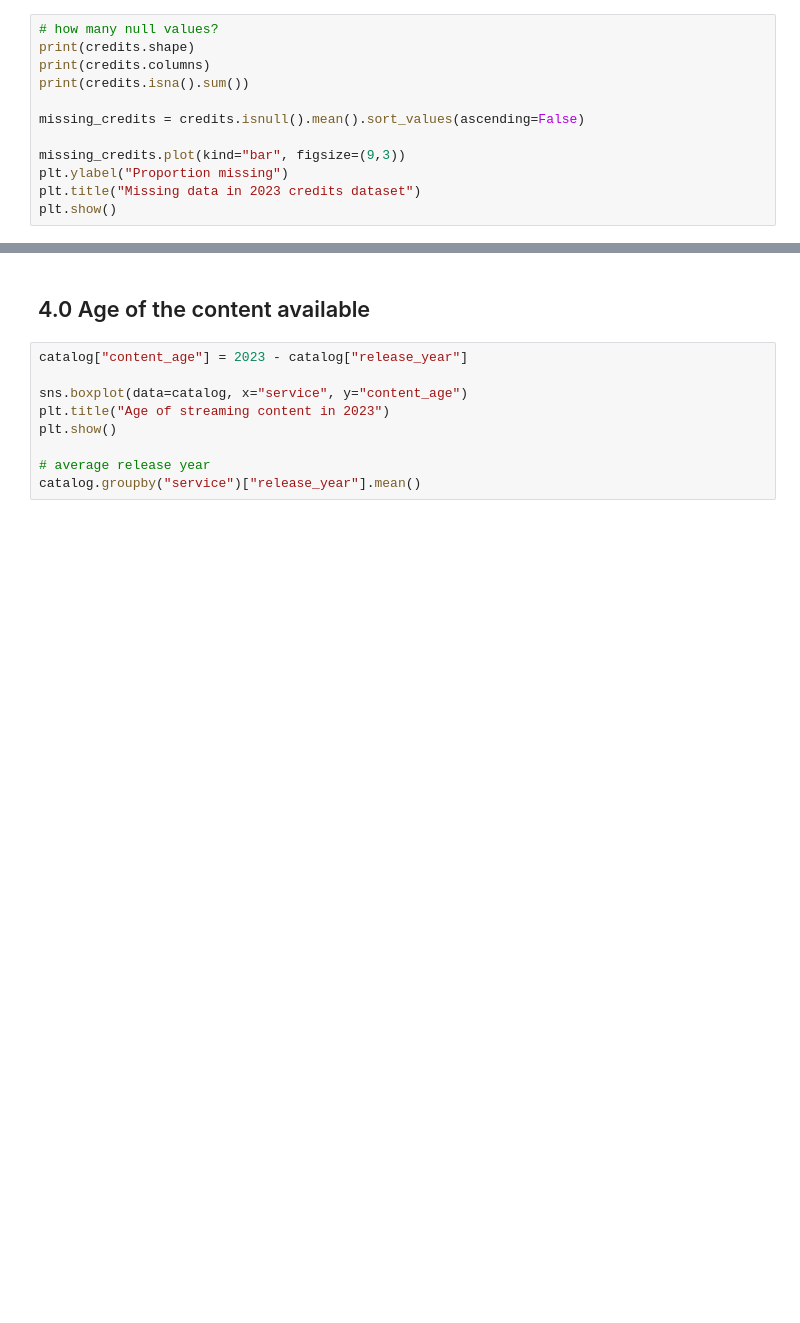
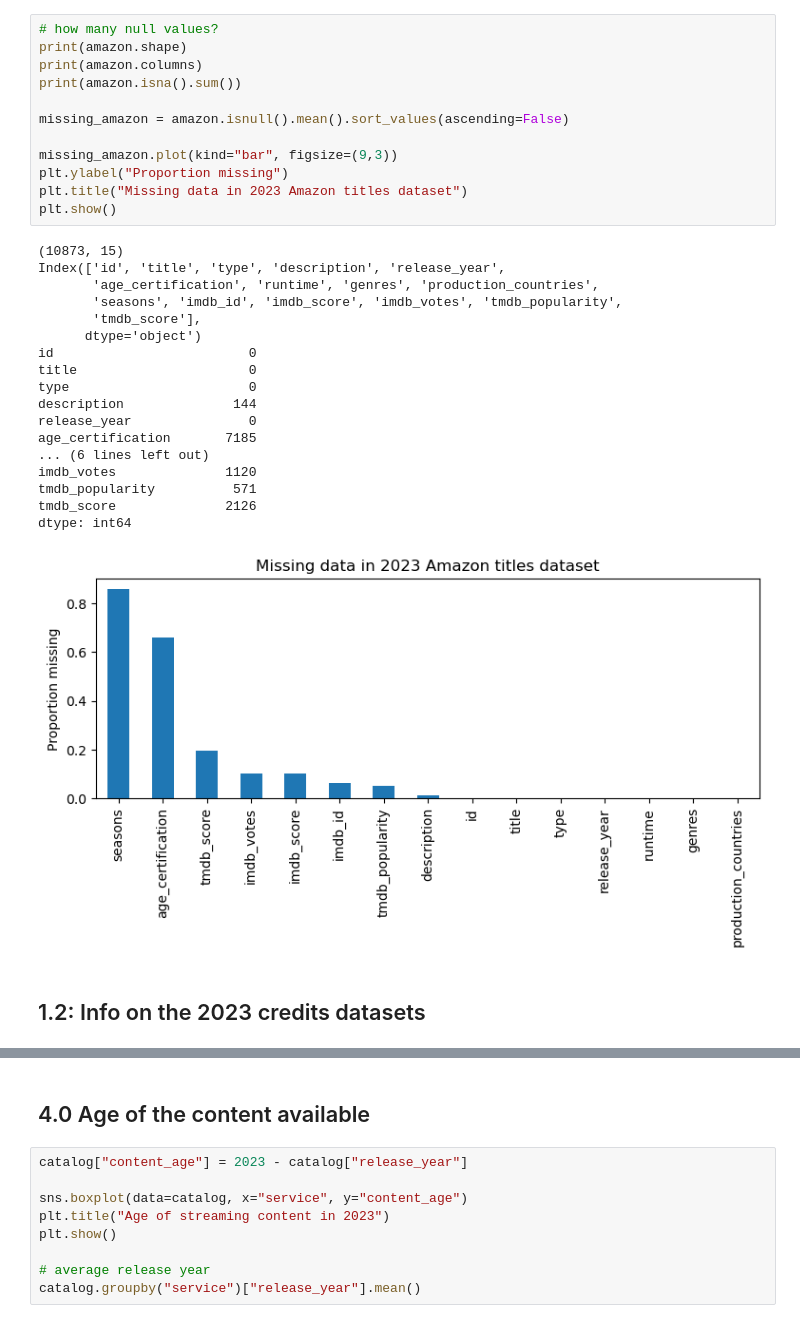
Before and after one commit to DianaAleks/streaming-services-enshittification-study, a Jupyter notebook: analysis_2023.ipynb, the cells around one changed output, grey strips where cells are left out. Saved outputs shown, nothing was run; the diff lists cells and outputs as text; blank space fills up the shorter version.

```diff
--- a/analysis_2023.ipynb
+++ b/analysis_2023.ipynb
@@ -37,12 +113,33 @@ credits.describe()
 # %%
 # how many null values?
-print(credits.shape)
-print(credits.columns)
-print(credits.isna().sum())
+print(amazon.shape)
+print(amazon.columns)
+print(amazon.isna().sum())
 
-missing_credits = credits.isnull().mean().sort_values(ascending=False)
+missing_amazon = amazon.isnull().mean().sort_values(ascending=False)
 
-missing_credits.plot(kind="bar", figsize=(9,3))
+missing_amazon.plot(kind="bar", figsize=(9,3))
 plt.ylabel("Proportion missing")
-plt.title("Missing data in 2023 credits dataset")
+plt.title("Missing data in 2023 Amazon titles dataset")
 plt.show()
+# %% [output]
+(10873, 15)
+Index(['id', 'title', 'type', 'description', 'release_year',
+       'age_certification', 'runtime', 'genres', 'production_countries',
+       'seasons', 'imdb_id', 'imdb_score', 'imdb_votes', 'tmdb_popularity',
+       'tmdb_score'],
+      dtype='object')
+id                         0
+title                      0
+type                       0
+description              144
+release_year               0
+age_certification       7185
+... (6 lines left out)
+imdb_votes              1120
+tmdb_popularity          571
+tmdb_score              2126
+dtype: int64
+[figure, added]
+# %% [markdown]
+## 1.2: Info on the 2023 credits datasets
```
Also changed, not shown: parts of 55 cells of this notebook, 1 other file.
